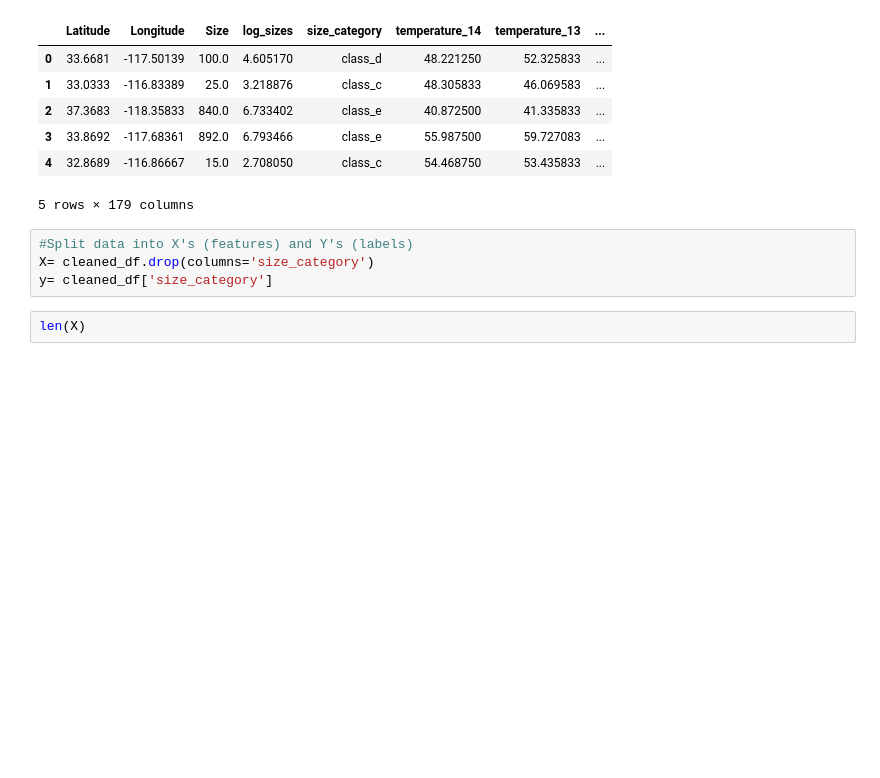
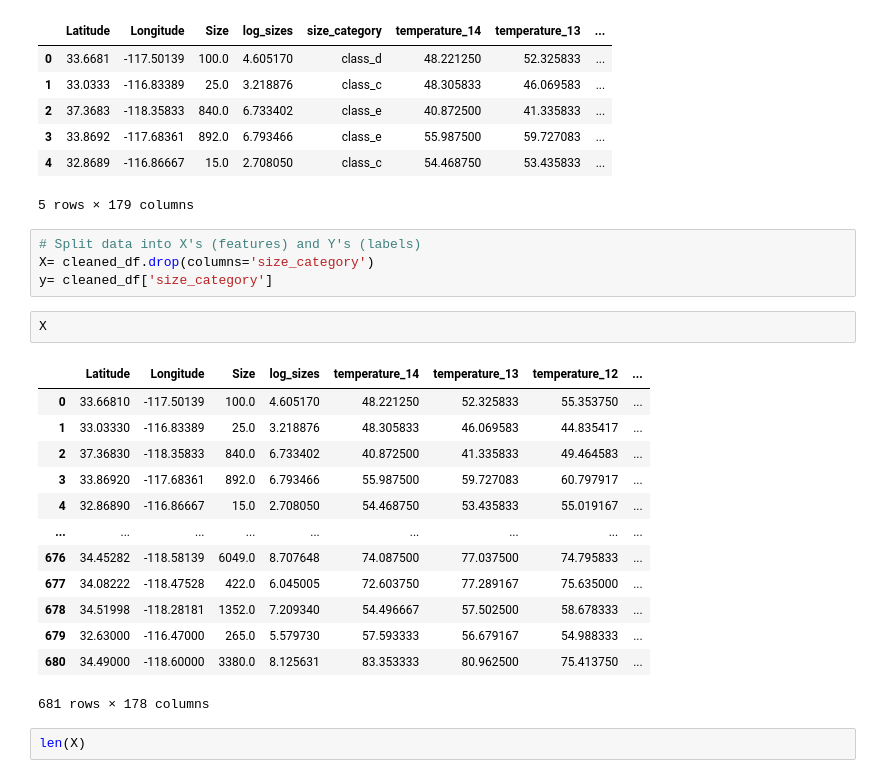
Before and after one commit to pau-you/Wildfires-in-California, a Jupyter notebook: Wildfire_Final_Project.ipynb, the cells around one changed output. Drawn from its saved outputs; the diff is of its cells as text; blank space fills up the shorter version.

```diff
--- a/Wildfire_Final_Project.ipynb
+++ b/Wildfire_Final_Project.ipynb
@@ -37,9 +37,25 @@ cleaned_df.head()
 | 4 | 32.8689 | -116.86667 | 15.0 | 2.708050 | class_c | 54.468750 | 53.435833 | ... |
 5 rows × 179 columns
 # %%
-#Split data into X's (features) and Y's (labels)
+# Split data into X's (features) and Y's (labels)
 X= cleaned_df.drop(columns='size_category')
 y= cleaned_df['size_category']
+# %%
+X
+# %% [output]
+|  | Latitude | Longitude | Size | log_sizes | temperature_14 | temperature_13 | temperature_12 | ... |
+| 0 | 33.66810 | -117.50139 | 100.0 | 4.605170 | 48.221250 | 52.325833 | 55.353750 | ... |
+| 1 | 33.03330 | -116.83389 | 25.0 | 3.218876 | 48.305833 | 46.069583 | 44.835417 | ... |
+| 2 | 37.36830 | -118.35833 | 840.0 | 6.733402 | 40.872500 | 41.335833 | 49.464583 | ... |
+| 3 | 33.86920 | -117.68361 | 892.0 | 6.793466 | 55.987500 | 59.727083 | 60.797917 | ... |
+| 4 | 32.86890 | -116.86667 | 15.0 | 2.708050 | 54.468750 | 53.435833 | 55.019167 | ... |
+| ... | ... | ... | ... | ... | ... | ... | ... | ... |
+| 676 | 34.45282 | -118.58139 | 6049.0 | 8.707648 | 74.087500 | 77.037500 | 74.795833 | ... |
+| 677 | 34.08222 | -118.47528 | 422.0 | 6.045005 | 72.603750 | 77.289167 | 75.635000 | ... |
+| 678 | 34.51998 | -118.28181 | 1352.0 | 7.209340 | 54.496667 | 57.502500 | 58.678333 | ... |
+| 679 | 32.63000 | -116.47000 | 265.0 | 5.579730 | 57.593333 | 56.679167 | 54.988333 | ... |
+| 680 | 34.49000 | -118.60000 | 3380.0 | 8.125631 | 83.353333 | 80.962500 | 75.413750 | ... |
+681 rows × 178 columns
 # %%
 len(X)
 # %% [output]
```
Also changed, not shown: parts of 10 cells of this notebook.
